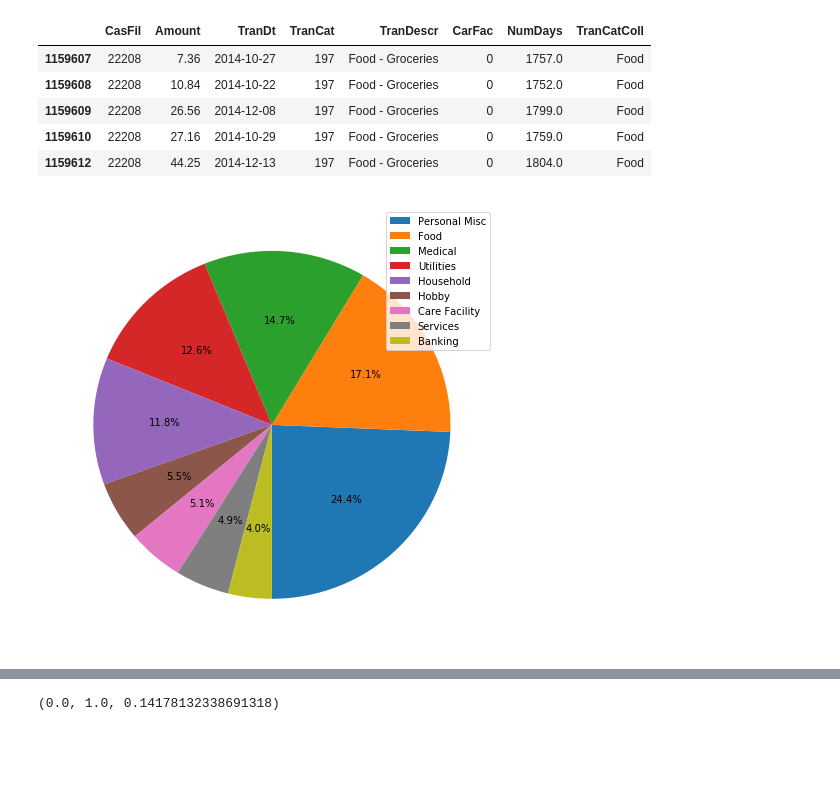
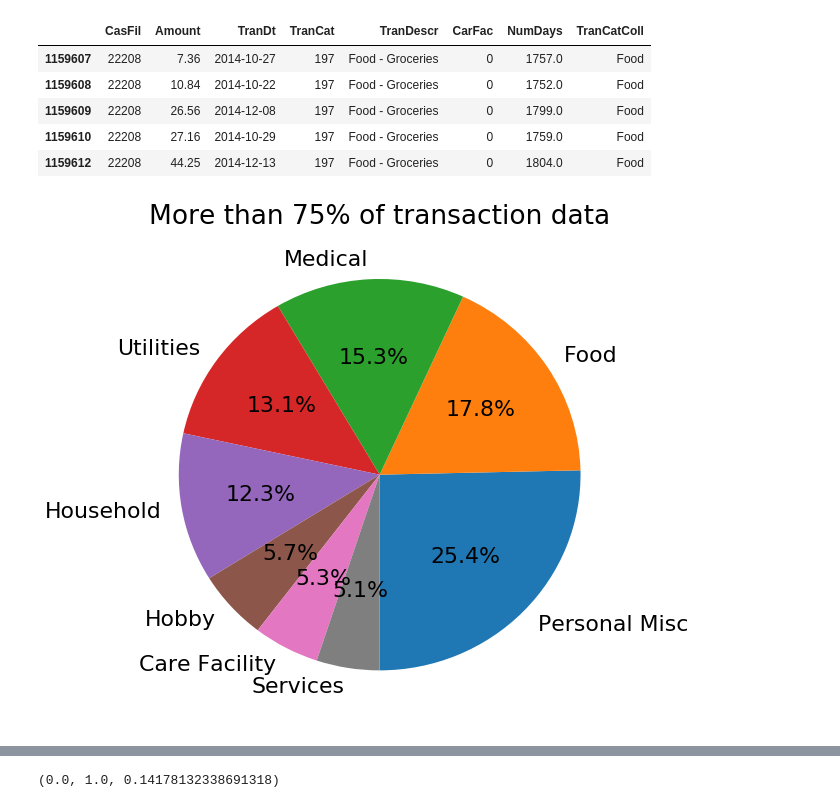
Before and after one commit to sanhitamj/elderly_fraud_detection, a Jupyter notebook: DataPipeline.ipynb, the cells around one changed output, grey strips where cells are left out. Cells and saved outputs as stored; diff of their text form; code cells hidden in the pictures; blank space fills up the shorter version.

```diff
--- a/DataPipeline.ipynb
+++ b/DataPipeline.ipynb
@@ -138,7 +138,11 @@ len(df['CasFil'].unique())
 # %% [output]
 9125
 # %%
-df['NumDays'].hist(bins=50, figsize=(10,8))
+
+
+plt.rcParams.update({'font.size': 22})
+
+df['NumDays'].hist(bins=50, figsize=(12,8), color = '#20B2AA', grid=False)
 plt.xlabel('Duration on the database')
 plt.ylabel('Count')
 plt.savefig('images/duration_hist.png')
@@ -211,13 +215,14 @@ df.tail()
 expense_counts = df['TranCatColl'].value_counts()
 
 
-labels = expense_counts[expense_counts > 25000].index.tolist()
+labels = expense_counts[expense_counts > 30000].index.tolist()
 # %%
-plt.figure(figsize=(8,8))
-patches, texts, a = plt.pie(expense_counts[expense_counts > 25000],  autopct='%1.1f%%'
+plt.figure(figsize=(9,9))
+plt.title('More than 75% of transaction data')
+patches, texts, a = plt.pie(expense_counts[expense_counts > 30000],  autopct='%1.1f%%', labels = labels
                             , startangle=-90)
-plt.legend(patches, labels, loc="best")
+# plt.legend(patches, labels, loc="best")
 plt.savefig('images/transaction_cat_pie.png')
 plt.show()
 # %% [output]
-[figure, old version]
+[figure, new version]
```
Also changed, not shown: parts of 11 cells of this notebook, 13 other files.
